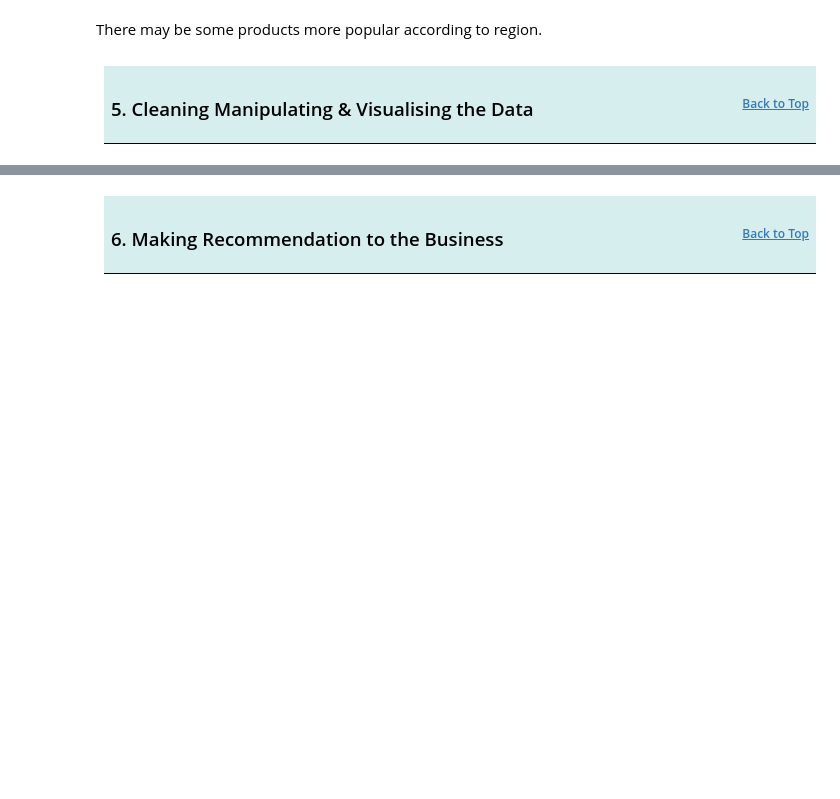
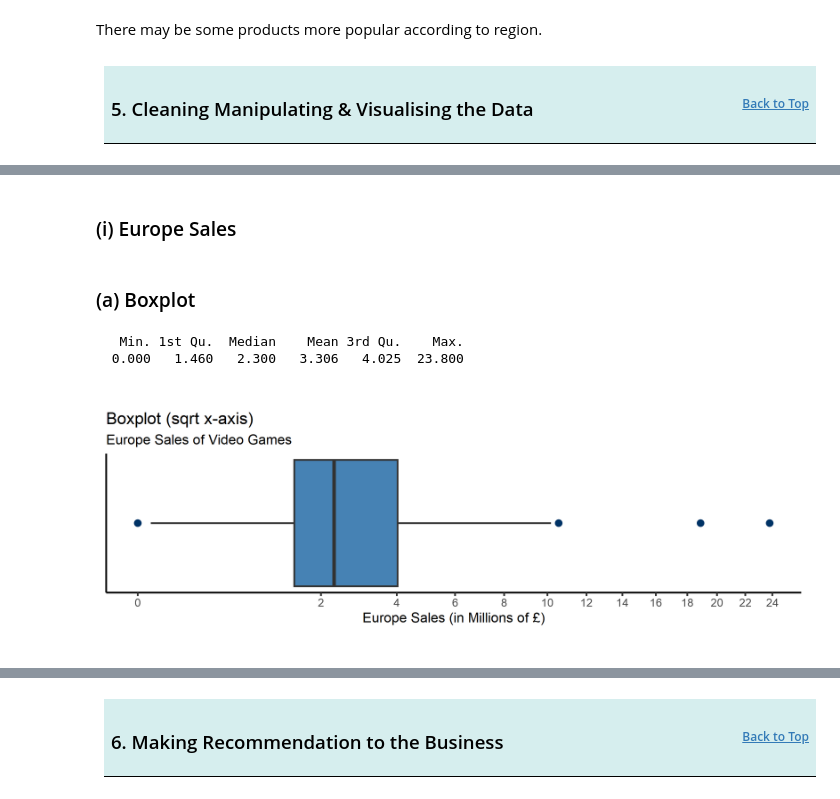
Before and after one commit to lukebart/Turtle_Games_Sales_Analysis, a Jupyter notebook: Bartholomew_Luke_DA301_Assignment_Notebook_R.ipynb, the cells around one changed output, grey strips where cells are left out. Saved outputs shown, nothing was run; the diff lists cells and outputs as text; code cells hidden in the pictures; blank space fills up the shorter version.

```diff
--- a/Bartholomew_Luke_DA301_Assignment_Notebook_R.ipynb
+++ b/Bartholomew_Luke_DA301_Assignment_Notebook_R.ipynb
@@ -1275,0 +1396,37 @@ There may be some products more popular according to region.
+# %% [markdown]
+### (i) Europe Sales
+# %% [markdown]
+### (a) Boxplot
+# %%
+# view a summary of eu_sales data
+summary(groupby_product_id$eu_sales)
+# %% [output]
+   Min. 1st Qu.  Median    Mean 3rd Qu.    Max.
+  0.000   1.460   2.300   3.306   4.025  23.800
+# %%
+# Set the plot output options
+options(repr.plot.width=8, repr.plot.height=3, repr.plot.res = 300)
+
+# use data column eu_sales
+ggplot(data=groupby_product_id, aes(x=eu_sales)) +
+
+    # setup boxplot
+    geom_boxplot(fill=colours[1,1], outlier.color=colours[2,1], outlier.size=2) +
+
+    # setup the x-axis scale
+    scale_x_sqrt(breaks=seq(0, 24, 2)) +
+
+    # Add labels for title, subtitle and x-axis
+    labs(title = 'Boxplot (sqrt x-axis)',
+         subtitle = 'Europe Sales of Video Games',
+         x = 'Europe Sales (in Millions of £)') +
+
+    # add a theme
+    theme_classic() +
+
+    # remove y-axis labels & set aspect ratio
+    theme(axis.text.y=element_blank(),
+          axis.ticks.y=element_blank(),
+          aspect.ratio=1/5)
+# %% [output]
+[figure, added]
```
Also changed, not shown: parts of 112 cells of this notebook.
